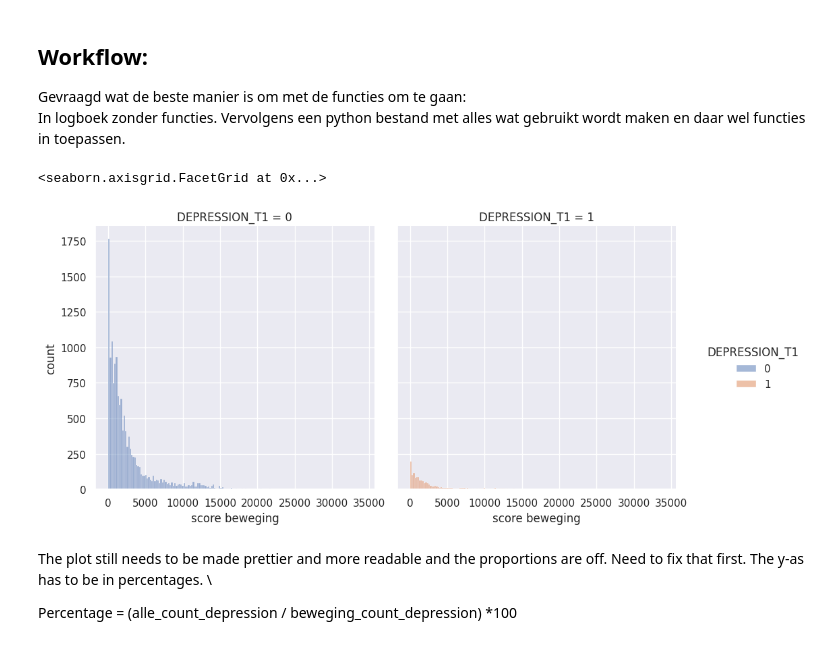
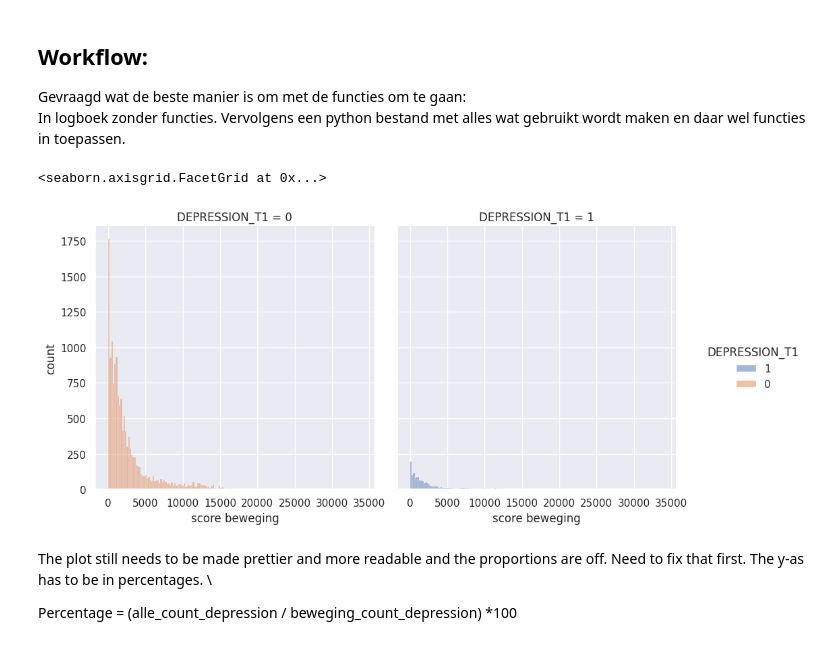
Before and after one commit to irisineke/Lifelines, a Jupyter notebook: logboek.ipynb, the cells around one changed output. Cells and saved outputs as stored; diff of their text form; code cells hidden in the pictures.

```diff
--- a/logboek.ipynb
+++ b/logboek.ipynb
@@ -156,26 +160,27 @@ There are multiple coloms with information about physial acticity: SCOR_val, MWK
 Gevraagd wat de beste manier is om met de functies om te gaan: \
 In logboek zonder functies. Vervolgens een python bestand met alles wat gebruikt wordt maken en daar wel functies in toepassen.
 # %%
-# trying histogram plot:
+# depression against fysical_activity:
 sns.set_theme(style="darkgrid")
 df = data
 
+hue_order_depression = [1, 0]
 # new kolom 'SEX' from 'GENDER'
 # df["SEX"] = np.where(df["GENDER"] == 1, "Male", "Female")
 
 # this switches the plots so that the female plot is pink and the male plot is blue
 # hue_order = ["Male", "Female"]
 
 # making the plot
 plot = sns.displot(
     df, x="SCOR_VAL", col="DEPRESSION_T1",
-    hue="DEPRESSION_T1", col_wrap = None)
+    hue="DEPRESSION_T1", col_wrap = None, hue_order=hue_order_depression)
 
 # add labels to the axis and title to the plot
 plot.set(xlabel ="score beweging", ylabel = "count")
 # %% [output]
 <seaborn.axisgrid.FacetGrid at 0x...>
-[figure, old version]
+[figure, new version]
 # %% [markdown]
 The plot still needs to be made prettier and more readable and the proportions are off. Need to fix that first. The y-as has to be in percentages. \
 
```
Also changed, not shown: parts of 20 cells of this notebook.
